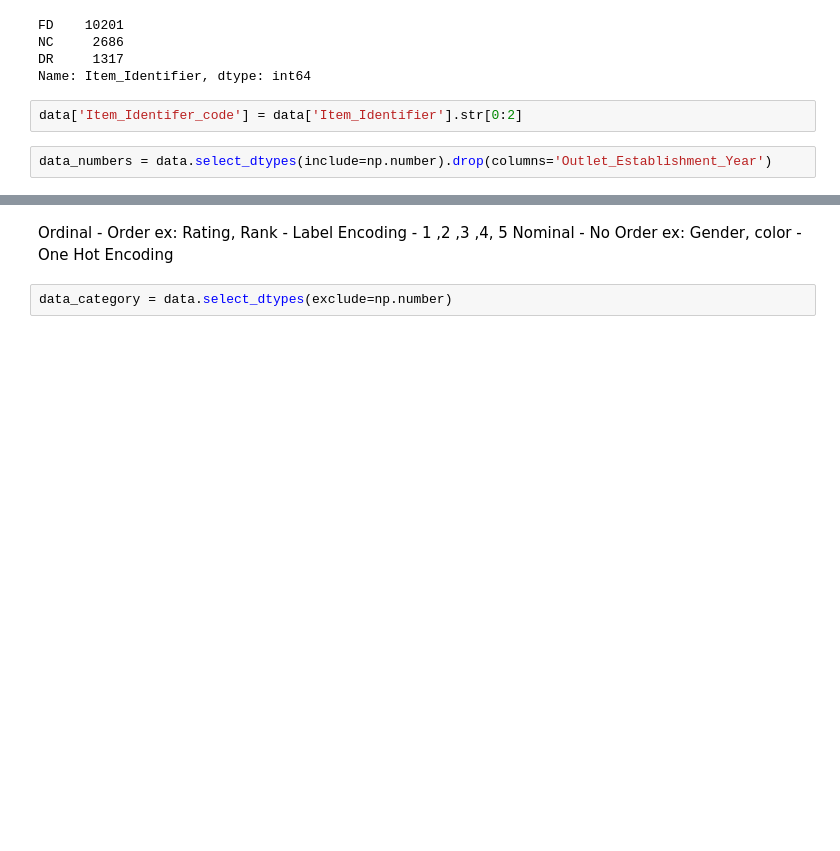
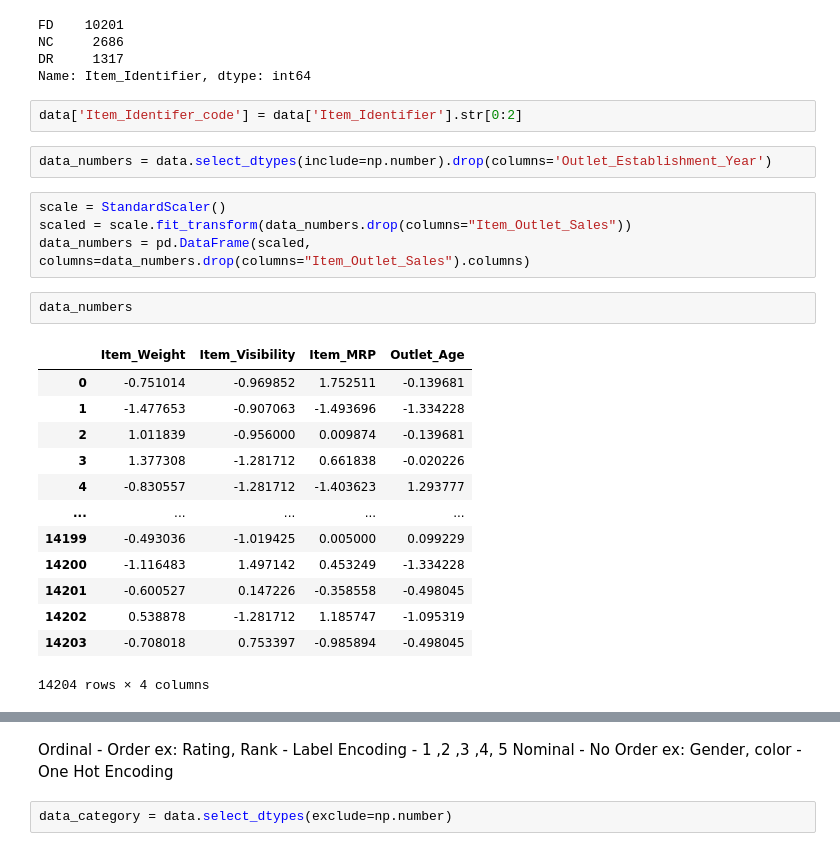
Before and after one commit to nursnaaz/DataSciencewithPractical, a Jupyter notebook: 13. Linear Regression-4/BigMart Sales - Pre-Processing.ipynb, the cells around one changed output, grey strips where cells are left out. Drawn from its saved outputs; the diff is of its cells as text; blank space fills up the shorter version.

```diff
--- a/13. Linear Regression-4/BigMart Sales - Pre-Processing.ipynb
+++ b/13. Linear Regression-4/BigMart Sales - Pre-Processing.ipynb
@@ -434,3 +452,23 @@ Name: Item_Identifier, dtype: int64
 data['Item_Identifer_code'] = data['Item_Identifier'].str[0:2]
 # %%
 data_numbers = data.select_dtypes(include=np.number).drop(columns='Outlet_Establishment_Year')
+# %%
+scale = StandardScaler()
+scaled = scale.fit_transform(data_numbers.drop(columns="Item_Outlet_Sales"))
+data_numbers = pd.DataFrame(scaled, columns=data_numbers.drop(columns="Item_Outlet_Sales").columns)
+# %%
+data_numbers
+# %% [output]
+|  | Item_Weight | Item_Visibility | Item_MRP | Outlet_Age |
+| 0 | -0.751014 | -0.969852 | 1.752511 | -0.139681 |
+| 1 | -1.477653 | -0.907063 | -1.493696 | -1.334228 |
+| 2 | 1.011839 | -0.956000 | 0.009874 | -0.139681 |
+| 3 | 1.377308 | -1.281712 | 0.661838 | -0.020226 |
+| 4 | -0.830557 | -1.281712 | -1.403623 | 1.293777 |
+| ... | ... | ... | ... | ... |
+| 14199 | -0.493036 | -1.019425 | 0.005000 | 0.099229 |
+| 14200 | -1.116483 | 1.497142 | 0.453249 | -1.334228 |
+| 14201 | -0.600527 | 0.147226 | -0.358558 | -0.498045 |
+| 14202 | 0.538878 | -1.281712 | 1.185747 | -1.095319 |
+| 14203 | -0.708018 | 0.753397 | -0.985894 | -0.498045 |
+14204 rows × 4 columns
```
Also changed, not shown: parts of 14 cells of this notebook, 14 other files.
